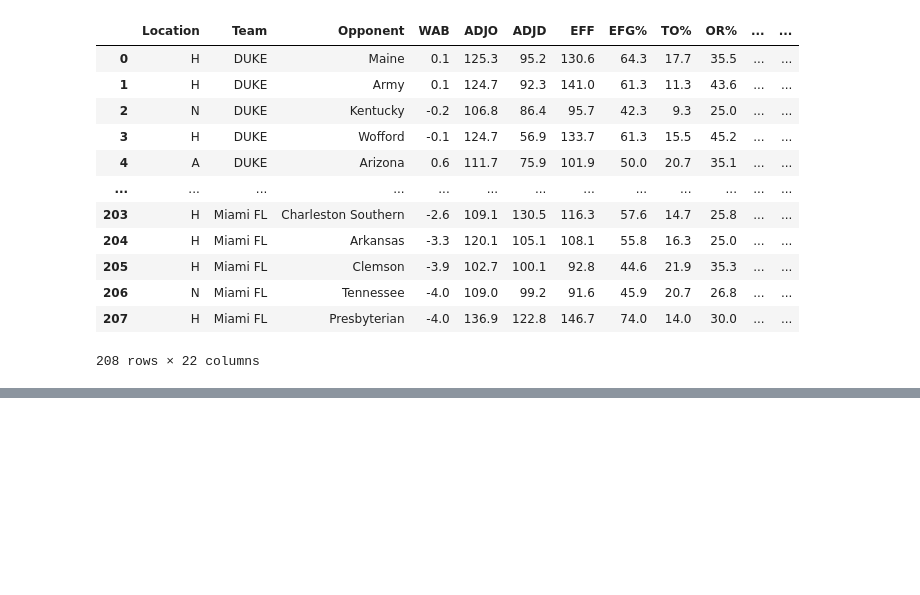
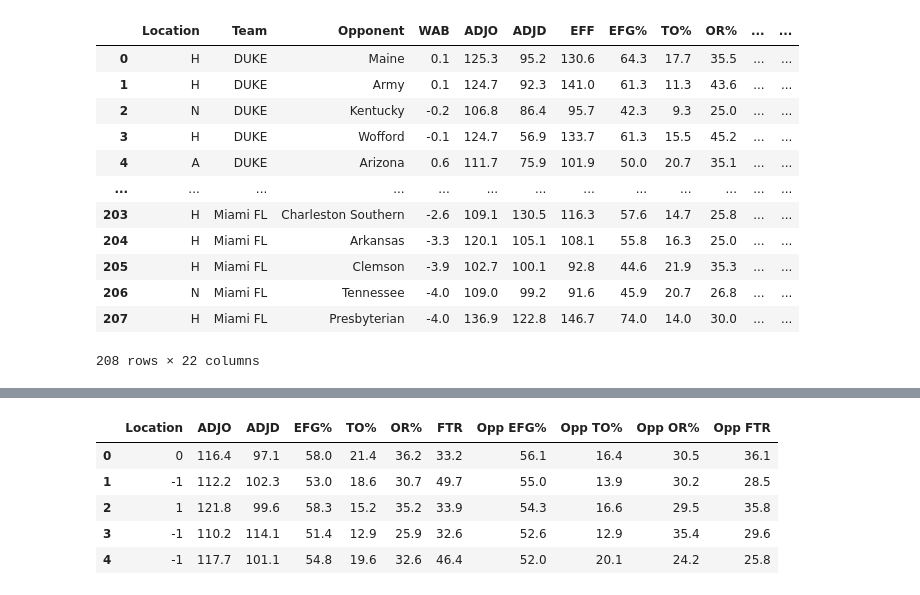
Before and after one commit to visheshgupta19/Stats_competition-, a Jupyter notebook: model_test.ipynb, the cells around one changed output, grey strips where cells are left out. Drawn from its saved outputs; the diff is of its cells as text; code cells hidden in the pictures; blank space fills up the shorter version.

```diff
--- a/model_test.ipynb
+++ b/model_test.ipynb
@@ -25,6 +30,6 @@ team_data
 # %%
-columns_to_convert = ['WAB', 'ADJO', 'ADJD', 'EFF', 'EFG%',
-       'TO%', 'OR%', 'FTR', 'Opp EFF', 'Opp EFG%', 'Opp TO%',
+columns_to_convert = ['Location','ADJO', 'ADJD', 'EFG%',
+       'TO%', 'OR%', 'FTR', 'Opp EFG%', 'Opp TO%',
        'Opp OR%', 'Opp FTR']
 for col in columns_to_convert:
     team_data[col] = pd.to_numeric(team_data[col], errors='coerce')
@@ -148,0 +164,11 @@ Opponent Score Accuracy: 71.43%
+# %%
+X = predict_games[columns_to_convert]
+# %%
+X
+# %% [output]
+|  | Location | ADJO | ADJD | EFG% | TO% | OR% | FTR | Opp EFG% | Opp TO% | Opp OR% | Opp FTR |
+| 0 | 0 | 116.4 | 97.1 | 58.0 | 21.4 | 36.2 | 33.2 | 56.1 | 16.4 | 30.5 | 36.1 |
+| 1 | -1 | 112.2 | 102.3 | 53.0 | 18.6 | 30.7 | 49.7 | 55.0 | 13.9 | 30.2 | 28.5 |
+| 2 | 1 | 121.8 | 99.6 | 58.3 | 15.2 | 35.2 | 33.9 | 54.3 | 16.6 | 29.5 | 35.8 |
+| 3 | -1 | 110.2 | 114.1 | 51.4 | 12.9 | 25.9 | 32.6 | 52.6 | 12.9 | 35.4 | 29.6 |
+| 4 | -1 | 117.7 | 101.1 | 54.8 | 19.6 | 32.6 | 46.4 | 52.0 | 20.1 | 24.2 | 25.8 |
```
Also changed, not shown: parts of 16 cells of this notebook, 1 other file.
